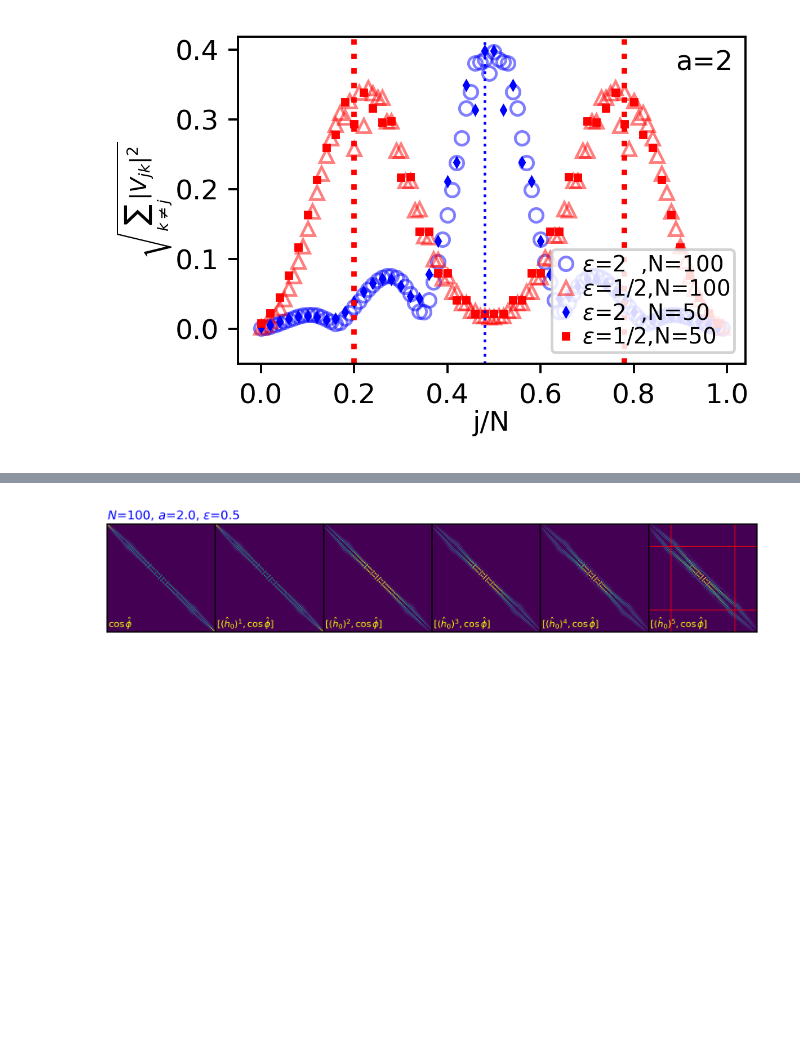
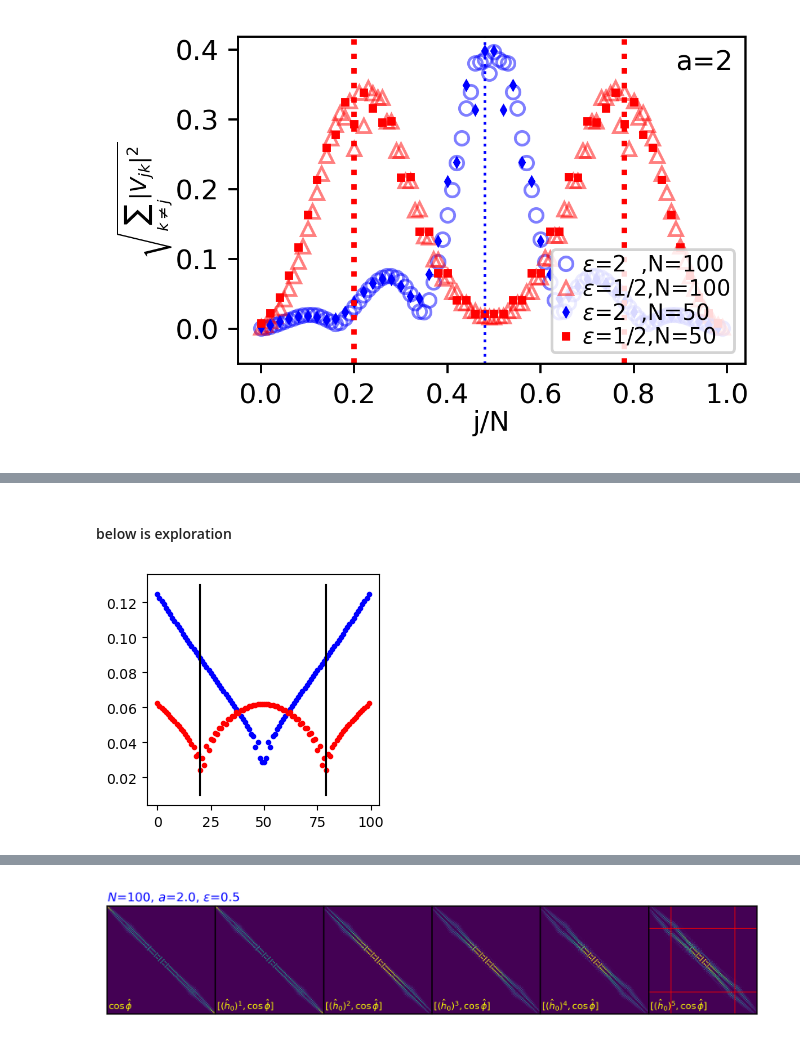
Before and after one commit to aquillen/Qperio, a Jupyter notebook: Qcomp01.ipynb, the cells around one changed output, grey strips where cells are left out. Cells and saved outputs as stored; diff of their text form; code cells hidden in the pictures; blank space fills up the shorter version.

```diff
--- a/Qcomp01.ipynb
+++ b/Qcomp01.ipynb
@@ -589,0 +622,25 @@ I think this works!
+# %% [markdown]
+#### below is exploration
+# %%
+from scipy.signal import savgol_filter
+
+n = 100; a = 2; eps = a
+w1, vr = eigs_h0(n,a,eps)  # energies and eigenstates of h0
+eps2 = 0.5
+w2, vr2 = eigs_h0(n,a,eps2)  # energies and eigenstates of h0
+ii = np.arange(n)
+fig,ax= plt.subplots(1,1,figsize=(3,3))
+window_length = 7; polyorder = 3
+d1 = savgol_filter(w1,window_length,polyorder, deriv=1)                  #x, window_length, polyorder, deriv=0,
+d2 = savgol_filter(w2,window_length,polyorder, deriv=1)
+ax.plot(ii,d1,'b.')
+ax.plot(ii,d2,'r.')
+j1 = np.argmin(np.abs(w2-eps2))
+ax.plot([j1,j1],[0.01,0.13],'k')
+j2 = np.argmin(np.abs(w2-(2*a -eps2)))
+ax.plot([j2,j2],[0.01,0.13],'k')
+plt.show()
+# energy levels are closest together at separatrix energy
+# there are significant differences in energy differences near separatrix
+# %% [output]
+[figure, added]
```
Also changed, not shown: parts of 25 cells of this notebook, 2 other files.
